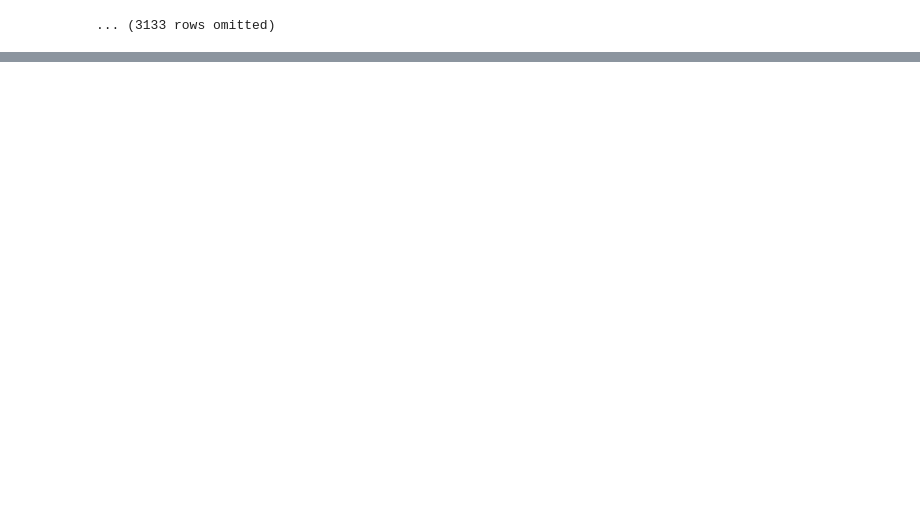
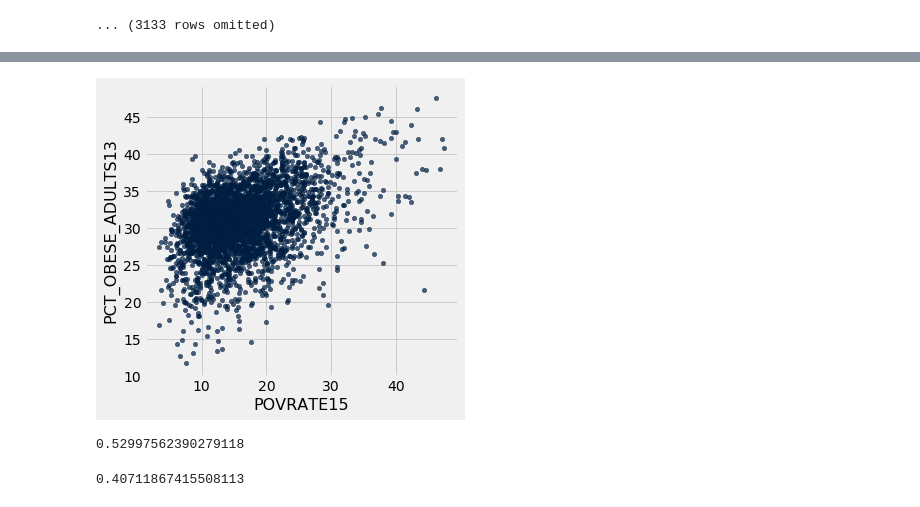
Before and after one commit to omkarshanbhag/health_socioeconomic_data_exploration, a Jupyter notebook: health_socio.ipynb, the cells around one changed output, grey strips where cells are left out. Saved outputs shown, nothing was run; the diff lists cells and outputs as text; code cells hidden in the pictures; blank space fills up the shorter version.

```diff
--- a/health_socio.ipynb
+++ b/health_socio.ipynb
@@ -42,0 +76,5 @@ counties_socioeconomic
+# %%
+#Scatterplot of Poverty Rate per county vs Percentage Of Obese Adults per county
+counties_socio_health.scatter('POVRATE15', 'PCT_OBESE_ADULTS13')
+# %% [output]
+[figure, added]
@@ -42,0 +92,12 @@ counties_socioeconomic
+# %%
+#Calculates the correlation (r) of between Poverty Rates and Percentage of Adult Diabetics per county
+#Uses functions above
+correlation(counties_socio_health.column('POVRATE15'), counties_socio_health.column('PCT_DIABETES_ADULTS13'))
+# %% [output]
+0.52997562390279118
+# %%
+#Calculates the correlation (r) of between Poverty Rates and Percentage of Obese adults per county
+#Uses functions above
+correlation(counties_socio_health.column('POVRATE15'), counties_socio_health.column('PCT_OBESE_ADULTS13'))
+# %% [output]
+0.40711867415508113
```
Also changed, not shown: parts of 44 cells of this notebook, 1 other file.
